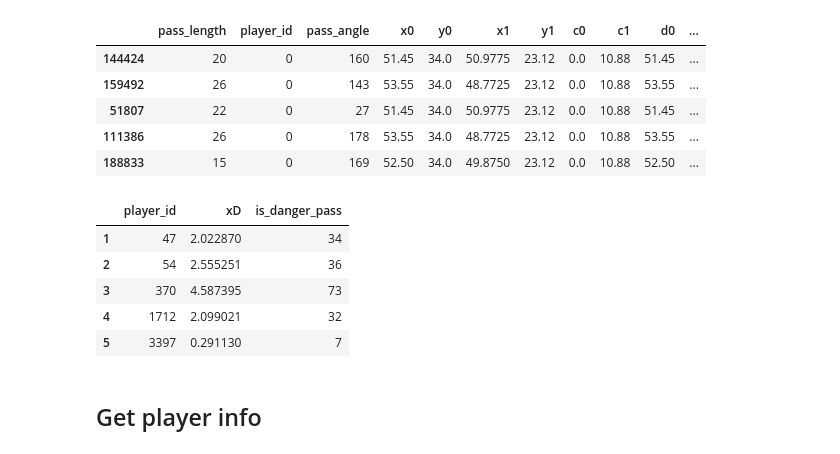
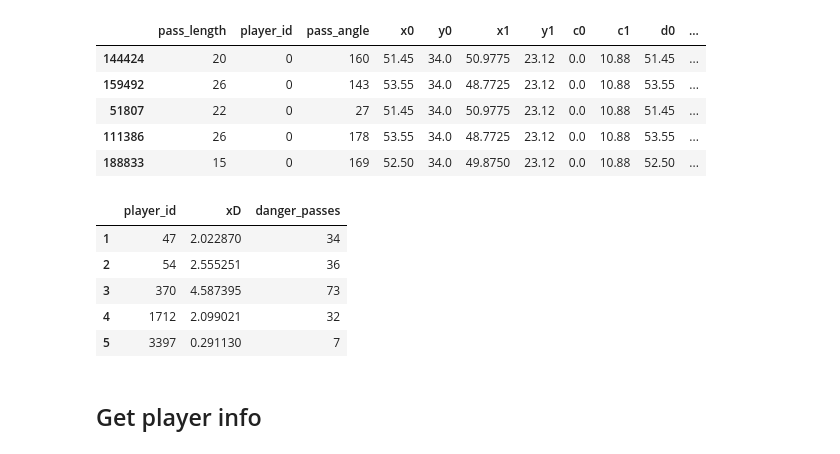
Before and after one commit to MarijnSt/soccermatics-project-2, a Jupyter notebook: notebooks/expected_danger.ipynb, the cells around one changed output. Saved outputs shown, nothing was run; the diff lists cells and outputs as text; code cells hidden in the pictures.

```diff
--- a/notebooks/expected_danger.ipynb
+++ b/notebooks/expected_danger.ipynb
@@ -661,16 +661,16 @@ df_danger_passes.sort_values(by='player_id', ascending=True).head()
 # %%
 # Group xD by player and count danger passes
 player_data = df_danger_passes.groupby('player_id').agg({
     'xD': 'sum',
     'is_danger_pass': 'sum'
-}).reset_index()
+}).rename(columns={'is_danger_pass': 'danger_passes'}).reset_index()
 
 # Only keep passes with valid player_id
 player_data = player_data[player_data['player_id'] > 0]
 
 player_data.head()
 # %% [output]
-|  | player_id | xD | is_danger_pass |
+|  | player_id | xD | danger_passes |
 | 1 | 47 | 2.022870 | 34 |
 | 2 | 54 | 2.555251 | 36 |
 | 3 | 370 | 4.587395 | 73 |
```
Also changed, not shown: parts of 6 cells of this notebook.
